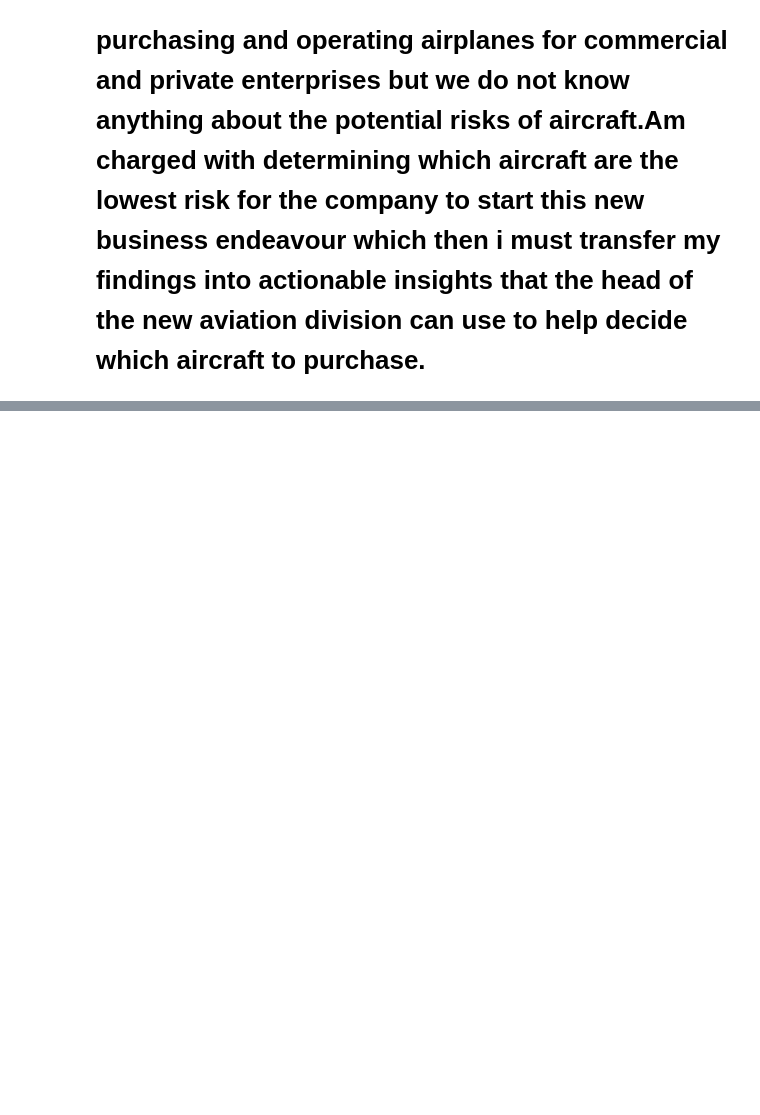
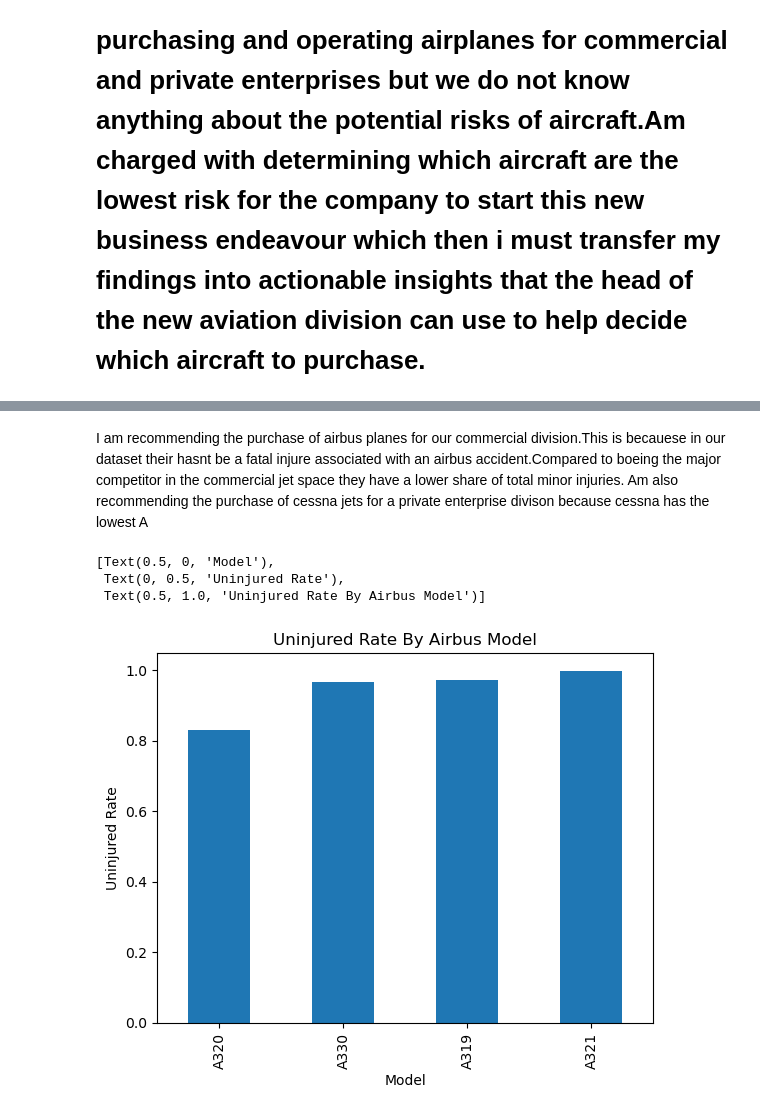
Before and after one commit to marionmacharia/Aviation-Accident-Project, a Jupyter notebook: index.ipynb, the cells around one changed output, grey strips where cells are left out. Drawn from its saved outputs; the diff is of its cells as text; code cells hidden in the pictures; blank space fills up the shorter version.

```diff
--- a/index.ipynb
+++ b/index.ipynb
@@ -25,0 +69,3 @@ pd.read_csv('archive\AviationData.csv',encoding='latin-1', low_memory=False)
+# %%
+#Dropping columns
+Accident_Dataframe.drop(columns=['Longitude','Amateur_Built','Air_Carrier','Latitude','Airport_Code'], inplace=True)
@@ -25,0 +229,15 @@ pd.read_csv('archive\AviationData.csv',encoding='latin-1', low_memory=False)
+# %% [markdown]
+I am recommending the purchase of airbus planes for our commercial division.This is becauese in our dataset their hasnt be a fatal injure associated with an airbus accident.Compared to boeing the major competitor in the commercial jet space they have a lower share of total minor injuries.
+Am also recommending the purchase of cessna jets for a private enterprise divison because cessna has the lowest
+A
+# %%
+# Group by 'Model', calculate mean 'Uninjured_Rate', sort values and plot
+ax = top_makes[top_makes['Make']=='Airbus'].groupby('Model')['Uninjured_Rate'].mean().sort_values().plot(kind='bar', stacked=True)
+
+# Set labels and title
+ax.set(xlabel='Model', ylabel='Uninjured Rate', title='Uninjured Rate By Airbus Model')
+# %% [output]
+[Text(0.5, 0, 'Model'),
+ Text(0, 0.5, 'Uninjured Rate'),
+ Text(0.5, 1.0, 'Uninjured Rate By Airbus Model')]
+[figure, added]
```
Also changed, not shown: parts of 20 cells of this notebook.
